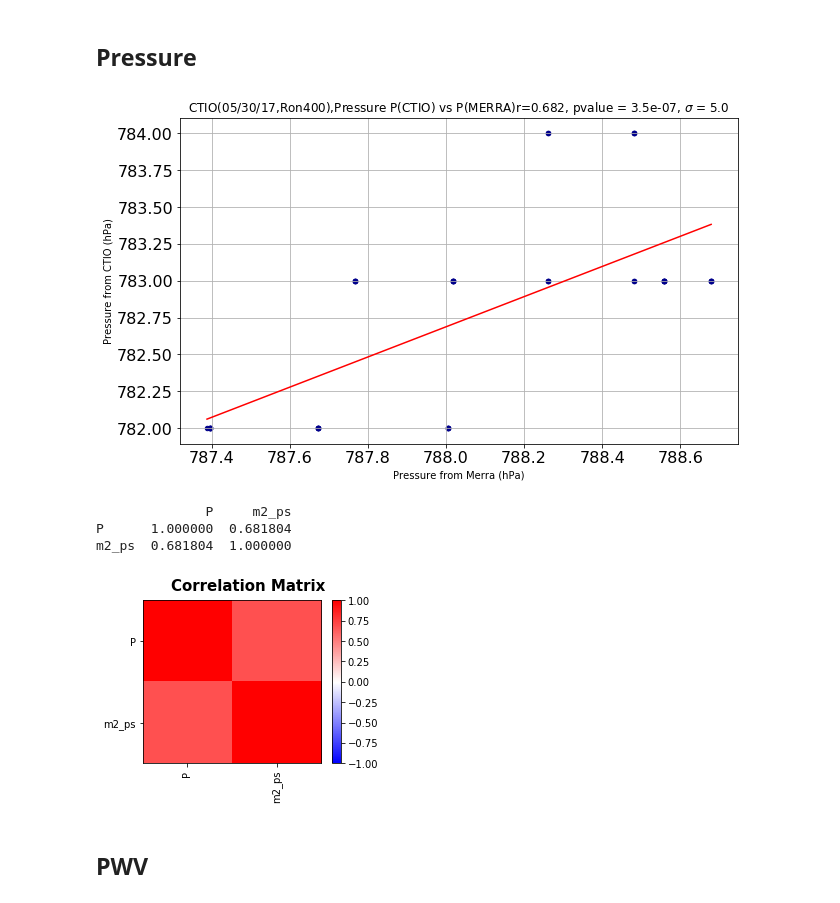
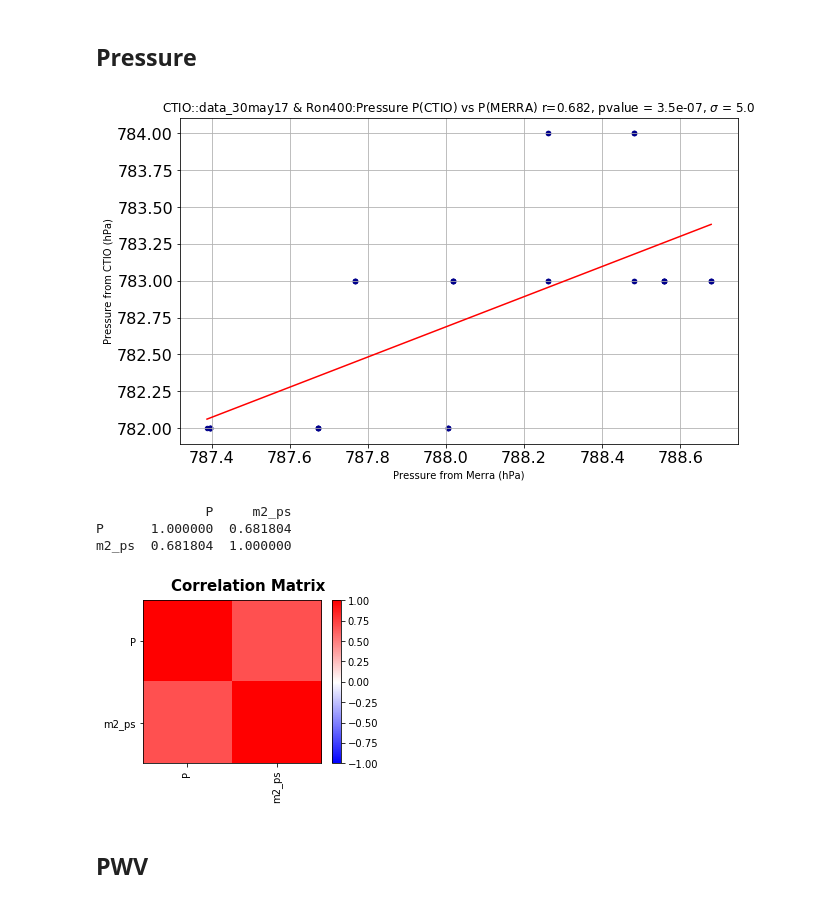
Before and after one commit to sylvielsstfr/GMAOMERRA2, a Jupyter notebook: atmparamcomp/CompareAtmParametersCTIO2017.ipynb, the cells around one changed output. Drawn from its saved outputs; the diff is of its cells as text; code cells hidden in the pictures.

```diff
--- a/atmparamcomp/CompareAtmParametersCTIO2017.ipynb
+++ b/atmparamcomp/CompareAtmParametersCTIO2017.ipynb
@@ -117,7 +142,9 @@ df_ctio.tail()
+# %%
+selection_tag=selected_night+' & '+selected_disperser+':'
 # %% [markdown]
 ## Select the night
 # %%
-df_ctio_select=df_ctio.loc[df_ctio["subdir"]=="data_30may17"]
+df_ctio_select=df_ctio.loc[df_ctio["subdir"]==selected_night]
 # %%
 df_ctio_select
 # %% [output]
@@ -147,7 +174,7 @@ len(df_ctio_select)
 # %% [markdown]
 ## Select the disperser
 # %%
-df_ctio_select_sel=df_ctio_select[df_ctio_select["disperser"]=="Ron400"]
+df_ctio_select_sel=df_ctio_select[df_ctio_select["disperser"]==selected_disperser]
 # %%
 len(df_ctio_select_sel)
 # %% [output]
@@ -422,10 +449,12 @@ def StudyCorrelation(df,var1,var2,title,xtitle,ytitle):
 ## Pressure
 # %%
 df_ps=df_ctio_new[["P","m2_ps"]]
+# %%
+title="CTIO::"+selection_tag+"Pressure P(CTIO) vs P(MERRA) "
 # %%
-StudyCorrelation(df_ps,"m2_ps","P","CTIO(05/30/17,Ron400),Pressure P(CTIO) vs P(MERRA)","Pressure from Merra (hPa)","Pressure from CTIO (hPa)")
+StudyCorrelation(df_ps,"m2_ps","P",title,"Pressure from Merra (hPa)","Pressure from CTIO (hPa)")
 # %% [output]
-[figure, old version]
+[figure, new version]
               P     m2_ps
 P      1.000000  0.681804
 m2_ps  0.681804  1.000000
```
Also changed, not shown: parts of 13 cells of this notebook.
